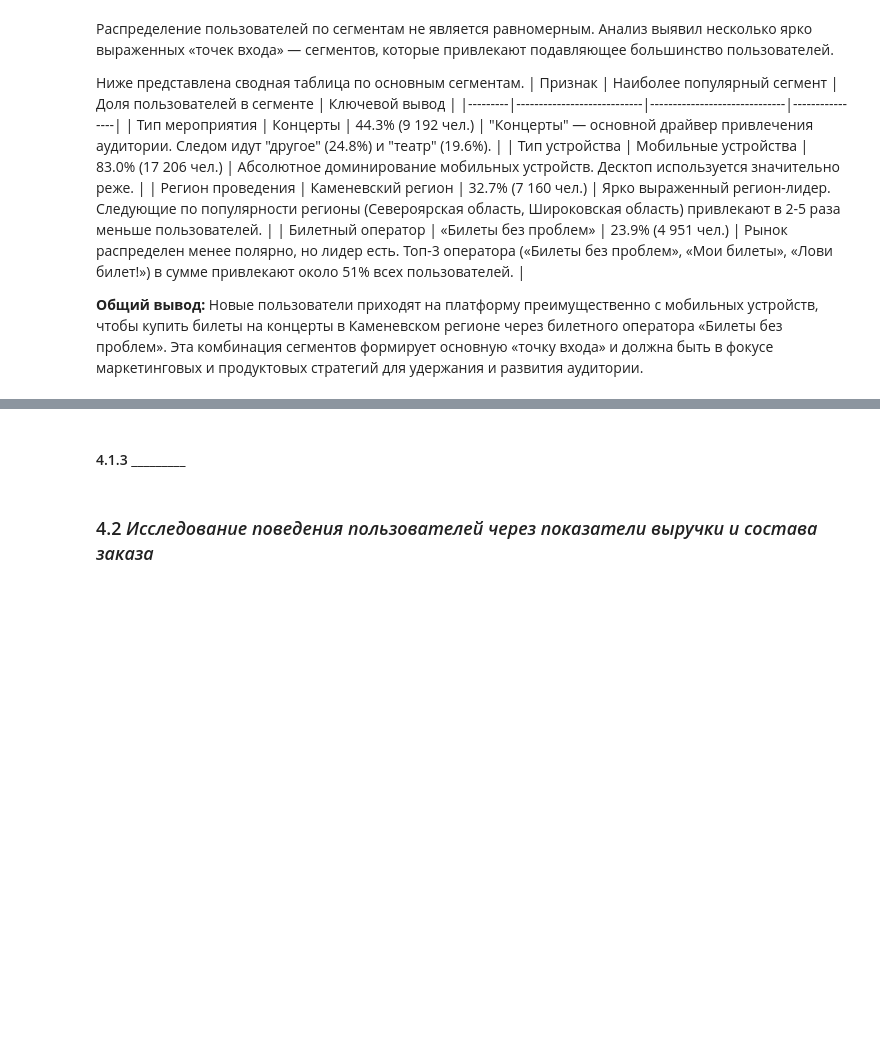
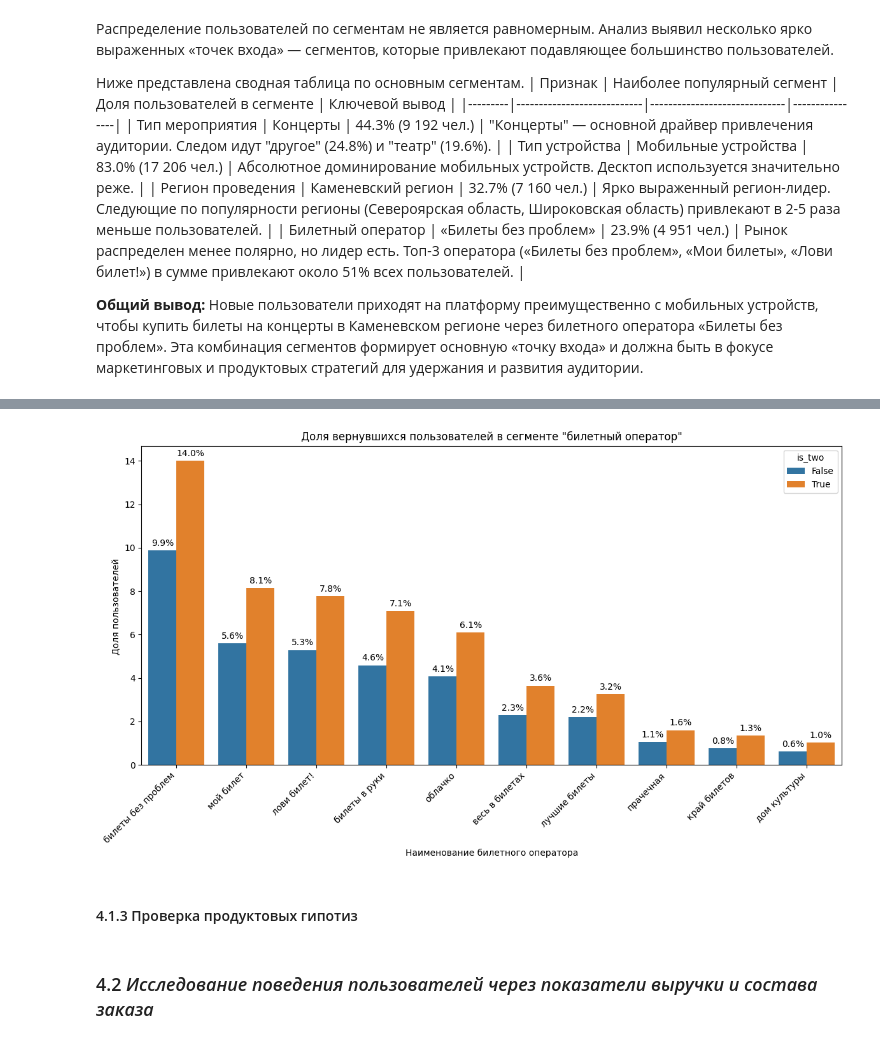
Before and after one commit to MEYakunin/Sprint9_Yandex_Afisha, a Jupyter notebook: Project.ipynb, the cells around one changed output, grey strips where cells are left out. Saved outputs shown, nothing was run; the diff lists cells and outputs as text; code cells hidden in the pictures; blank space fills up the shorter version.

```diff
--- a/Project.ipynb
+++ b/Project.ipynb
@@ -944,5 +1013,18 @@ plt.show()
+# %%
+# Строим частотную диаграмму
+segment_precent_plot('first_service_name', df_user_profile)
+
+plt.title('Доля вернувшихся пользователей в сегменте "билетный оператор"')
+plt.xlabel('Наименование билетного оператора')
+plt.ylabel('Доля пользователей ')
+plt.xticks(rotation=45, ha='right')
+
+plt.tight_layout()
+plt.show()
+# %% [output]
+[figure, added]
 # %% [markdown]
-#### 4.1.3 _________
+#### 4.1.3 Проверка продуктовых гипотиз
 # %% [markdown]
 ### 4.2 *Исследование поведения пользователей через показатели выручки и состава заказа*
 # %% [markdown]
```
Also changed, not shown: parts of 10 cells of this notebook.
